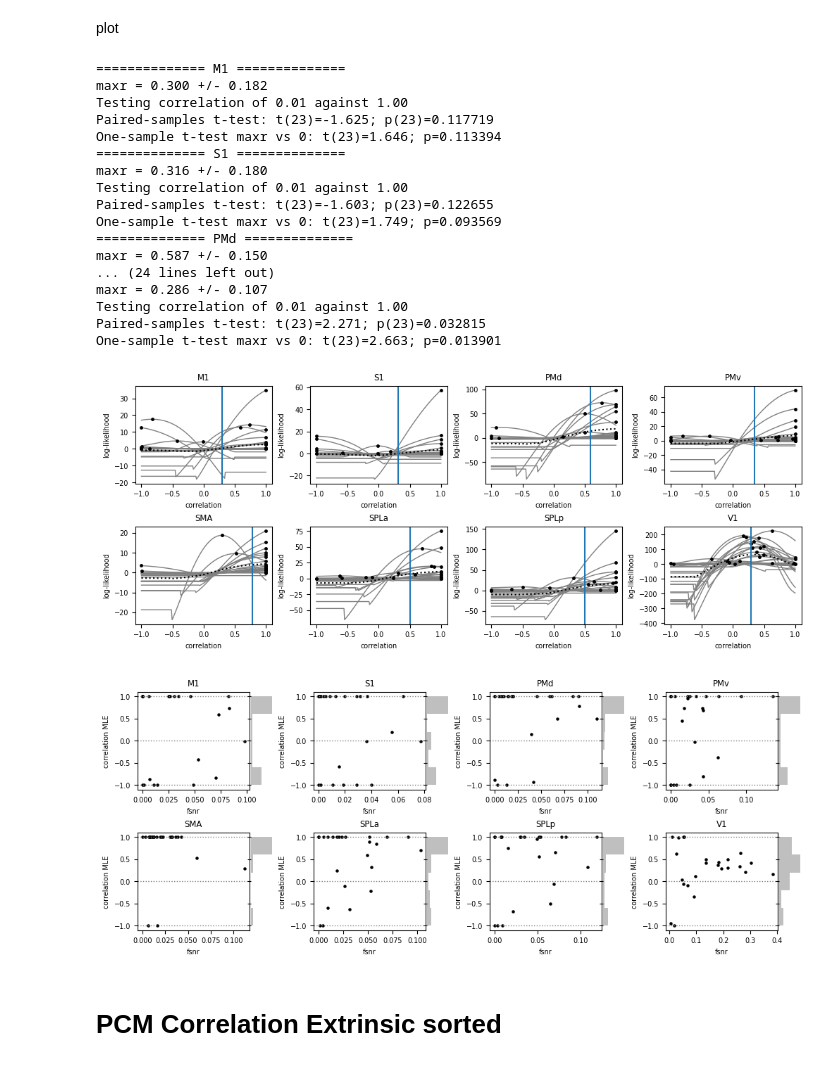
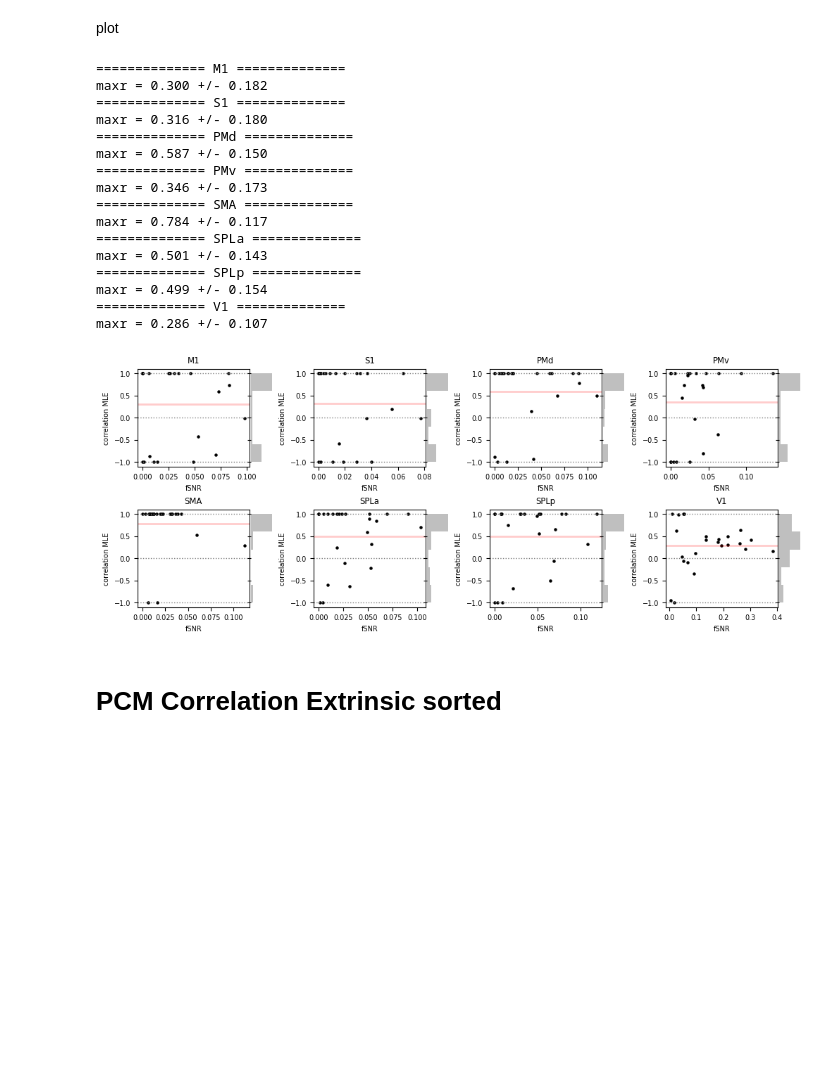
Before and after one commit to alighavam/bimanual_wrist, a Jupyter notebook: notebooks_mri/correlation_unimanual.ipynb, the cells around one changed output. Drawn from its saved outputs; the diff is of its cells as text; code cells hidden in the pictures; blank space fills up the shorter version.

```diff
--- a/notebooks_mri/correlation_unimanual.ipynb
+++ b/notebooks_mri/correlation_unimanual.ipynb
@@ -26,6 +26,7 @@ import PcmPy as pcm
 import Functional_Fusion.atlas_map as am
 import Functional_Fusion.reliability as rel
 
+import matplotlib.font_manager as fm
 import matplotlib.pyplot as plt
 import matplotlib
 from matplotlib.cm import ScalarMappable
@@ -43,6 +44,10 @@ import pandas as pd
 import utils
 importlib.reload(utils)
 
+font_path = '/Users/aghavamp/Library/Fonts/Calibri.ttf'
+fm.fontManager.addfont(font_path)
+plt.rcParams.update({'font.size': 7, 'font.family':'Arial'})
+
 # SET PATHS:
 baseDir = os.path.join('/Users', getpass.getuser(), 'Desktop', 'Projects', 'bimanual_wrist', 'data', 'fMRI')
 bidsDir = 'BIDS'
@@ -116,7 +121,7 @@ for region in regions:
     print(f'Mean Fisher Z: {np.mean(fisher_Z):.3f} +/- {stats.sem(fisher_Z):.3f}')
 
     # t-test > 0:
-    t_stat, p_val = stats.ttest_1samp(fisher_Z, 0, alternative='greater')
+    t_stat, p_val = stats.ttest_1samp(fisher_Z, 0, alternative='two-sided')
     print(f'T-test > 0: t({N-1}) = {t_stat:.3f}, p = {p_val:.4e}')
 
     # distribution of r:
@@ -223,7 +228,7 @@ for region in regions:
     print(f'Mean Fisher Z: {np.mean(fisher_Z):.3f} +/- {stats.sem(fisher_Z):.3f}')
 
     # t-test > 0:
-    t_stat, p_val = stats.ttest_1samp(fisher_Z, 0, alternative='greater')
+    t_stat, p_val = stats.ttest_1samp(fisher_Z, 0, alternative='two-sided')
     print(f'T-test > 0: t({N-1}) = {t_stat:.3f}, p = {p_val:.4e}')
 
     # distribution of r:
@@ -335,7 +340,7 @@ from mpl_toolkits.axes_grid1 import make_axes_locatable  # add this import
 df = {'region':[], 'maxr':[]}
 
 plt.rcParams.update({'font.size': 7})
-fig, axes = plt.subplots(2, len(regions)//2, figsize=(10,4), constrained_layout=True)
+# fig, axes = plt.subplots(2, len(regions)//2, figsize=(10,4), constrained_layout=True)
 for region in regions:
     # load results:
     datafile = os.path.join(analysisDir, f'pcm_corr_unimanual_intrinsic_{region}.npz')
@@ -352,25 +357,25 @@ for region in regions:
     # t-test of r=1 vs 0
     i1 = 100
     i2 = -1
-    print(f"Testing correlation of {r[i1]:0.2f} against {r[i2]:0.2f}")
-    t, p = stats.ttest_rel(L[:,i1], L[:,i2], alternative='two-sided')
-    print(f'Paired-samples t-test: t({len(L)-1})={t:1.3f}; p({len(L)-1})={p:1.6f}')
+    # print(f"Testing correlation of {r[i1]:0.2f} against {r[i2]:0.2f}")
+    # t, p = stats.ttest_rel(L[:,i1], L[:,i2], alternative='two-sided')
+    # print(f'Paired-samples t-test: t({len(L)-1})={t:1.3f}; p({len(L)-1})={p:1.6f}')
 
-    # t-test maxr vs 0:
-    t, p = stats.ttest_1samp(maxr, 0, alternative='two-sided')
-    print(f'One-sample t-test maxr vs 0: t({len(maxr)-1})={t:1.3f}; p={p:1.6f}')
+    # # t-test maxr vs 0:
+    # t, p = stats.ttest_1samp(maxr, 0, alternative='two-sided')
+    # print(f'One-sample t-test maxr vs 0: t({len(maxr)-1})={t:1.3f}; p={p:1.6f}')
 
     # Plot
-    ax = axes.flatten()[regions.index(region)]
-    ax.plot(r, L.T, color='gray', marker=None, linewidth=1)
-    ax.plot(maxr, maxL, 'k.', markersize=5)
-    ax.plot(r, L.mean(axis=0), 'k:')
-    ax.axvline(maxr.mean())
-    ax.set_xlabel('correlation')
-    ax.set_ylabel('log-likelihood')
-    ax.set_title(f'{region}')
+    # ax = axes.flatten()[regions.index(region)]
+    # ax.plot(r, L.T, color='gray', marker=None, linewidth=1)
+    # ax.plot(maxr, maxL, 'k.', markersize=5)
+    # ax.plot(r, L.mean(axis=0), 'k:')
+    # ax.axvline(maxr.mean())
+    # ax.set_xlabel('correlation')
+    # ax.set_ylabel('log-likelihood')
+    # ax.set_title(f'{region}')
     # ax.set_ylim((-100,60))
-plt.show()
+# plt.show()
 
 fig, axes = plt.subplots(2, len(regions)//2, figsize=(10,4), constrained_layout=True)
 for region in regions:
@@ -383,47 +388,46 @@ for region in regions:
     fsnr = D['fsnr']
     # Plot
     ax = axes.flatten()[regions.index(region)]
     ax.axhline(0, color='gray', linestyle=':', linewidth=1)
     ax.axhline(1, color='gray', linestyle=':', linewidth=1)
     ax.axhline(-1, color='gray', linestyle=':', linewidth=1)
+    ax.axhline(np.mean(maxr), color='red', linestyle='-', linewidth=2, alpha=0.2)
     ax.scatter(fsnr, maxr, color='k', s=5)
 
     # --- vertical marginal histogram of correlation MLE (maxr) ---
     divider = make_axes_locatable(ax)
     ax_marg = divider.append_axes("right", size="20%", pad=0.02, sharey=ax)
     ax_marg.hist(maxr, bins=5, orientation='horizontal', color='gray', alpha=0.5, edgecolor='none')
     # clean up marginal axis
     ax_marg.set_xticks([])
     ax_marg.set_xlabel('')
     plt.setp(ax_marg.get_yticklabels(), visible=False)
     for spine in ax_marg.spines.values():
         spine.set_visible(False)
     # -------------------------------------------------------------
-
-    ax.set_xlabel('fsnr')
+    ax.set_xlabel('fSNR')
     ax.set_ylabel('correlation MLE')
     ax.set_title(f'{region}')
+# plt.savefig(os.path.join('figures', 'correlation_unimanual_intrinsic_vs_fsnr.png'), dpi=300)
 plt.show()
 # %% [output]
 ============== M1 ==============
 maxr = 0.300 +/- 0.182
-Testing correlation of 0.01 against 1.00
-Paired-samples t-test: t(23)=-1.625; p(23)=0.117719
-One-sample t-test maxr vs 0: t(23)=1.646; p=0.113394
 ============== S1 ==============
 maxr = 0.316 +/- 0.180
-Testing correlation of 0.01 against 1.00
-Paired-samples t-test: t(23)=-1.603; p(23)=0.122655
-One-sample t-test maxr vs 0: t(23)=1.749; p=0.093569
 ============== PMd ==============
 maxr = 0.587 +/- 0.150
-... (24 lines left out)
+============== PMv ==============
+maxr = 0.346 +/- 0.173
+============== SMA ==============
+maxr = 0.784 +/- 0.117
+============== SPLa ==============
+maxr = 0.501 +/- 0.143
+============== SPLp ==============
+maxr = 0.499 +/- 0.154
+============== V1 ==============
 maxr = 0.286 +/- 0.107
-Testing correlation of 0.01 against 1.00
-Paired-samples t-test: t(23)=2.271; p(23)=0.032815
-One-sample t-test maxr vs 0: t(23)=2.663; p=0.013901
-[figure, old version]
+[figure, new version]
-[figure, removed]
 # %% [markdown]
 # PCM Correlation Extrinsic sorted
 # %%
```
Also changed, not shown: parts of 8 cells of this notebook, 10 other files.
